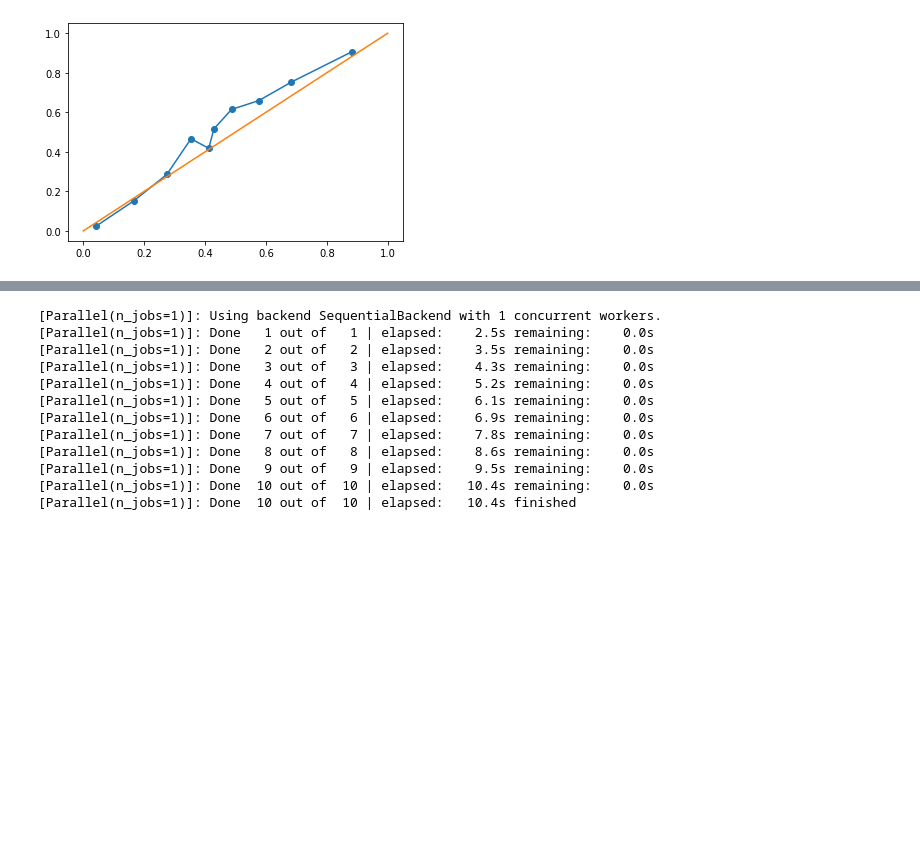
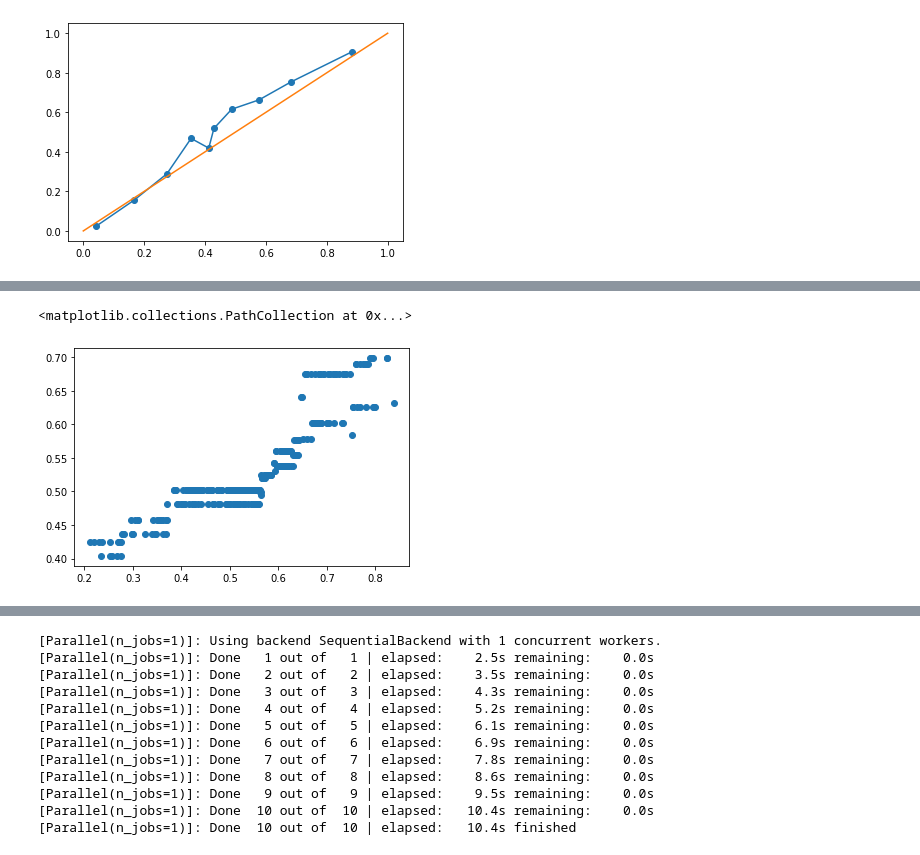
Before and after one commit to lucas-haupt/nfl-live-win-probability, a Jupyter notebook: notebooks/2_game_score_stored_model.ipynb, the cells around one changed output, grey strips where cells are left out. Saved outputs shown, nothing was run; the diff lists cells and outputs as text; code cells hidden in the pictures; blank space fills up the shorter version.

```diff
--- a/notebooks/2_game_score_stored_model.ipynb
+++ b/notebooks/2_game_score_stored_model.ipynb
@@ -853,0 +1411,6 @@ os.system('say "done"')
+# %%
+beginning_of_game = rf_df[rf_df["nevent"] == 1]
+plt.scatter(beginning_of_game["prior_home"], beginning_of_game["xhome_win"])
+# %% [output]
+<matplotlib.collections.PathCollection at 0x...>
+[figure, added]
```
Also changed, not shown: parts of 21 cells of this notebook, 5 other files.
